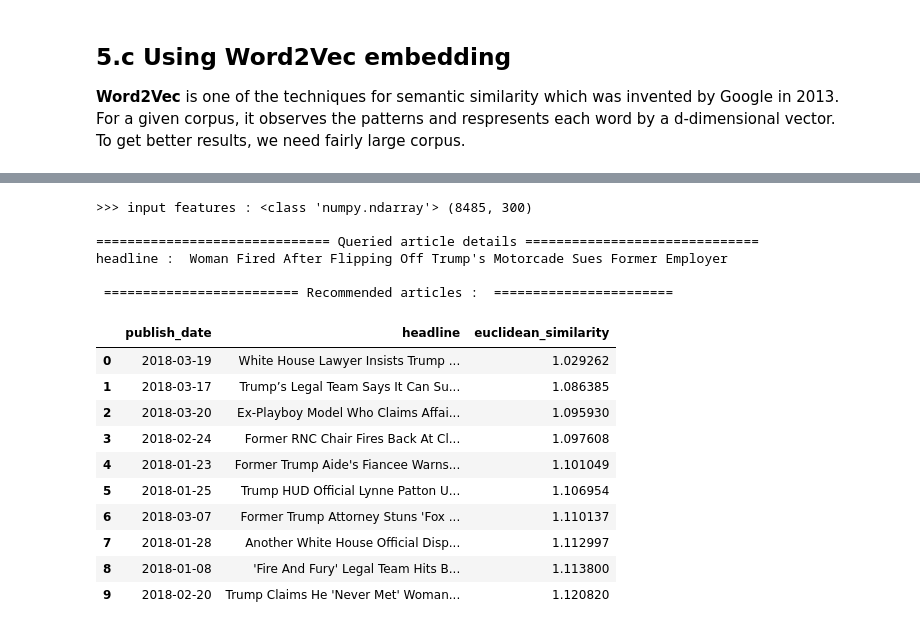
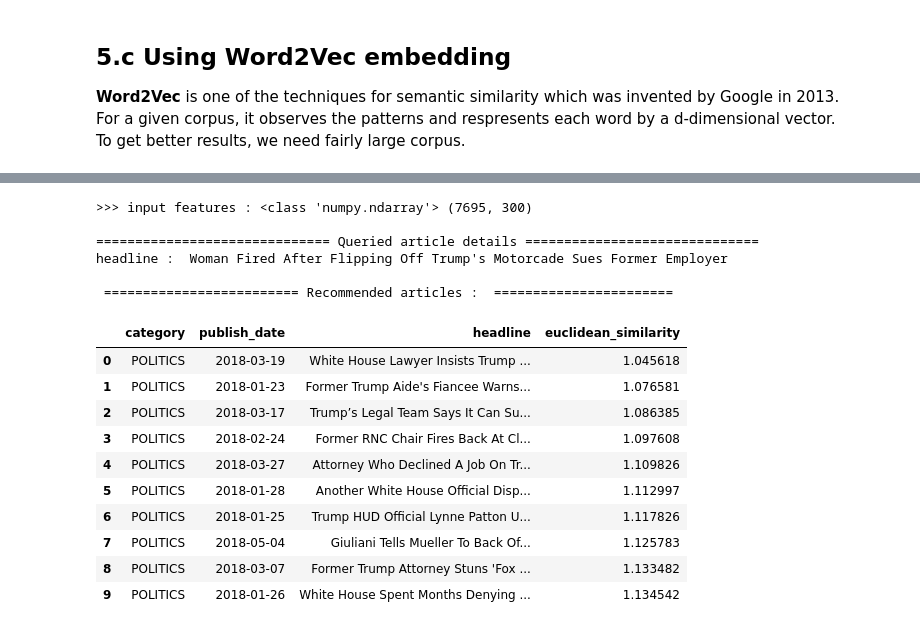
Before and after one commit to sam351/TIL2021, a Jupyter notebook: kaggle_news-recommend/News-Category-Dataset_01_recommend.ipynb, the cells around one changed output, grey strips where cells are left out. Saved outputs shown, nothing was run; the diff lists cells and outputs as text; code cells hidden in the pictures.

```diff
--- a/kaggle_news-recommend/News-Category-Dataset_01_recommend.ipynb
+++ b/kaggle_news-recommend/News-Category-Dataset_01_recommend.ipynb
@@ -105,3 +81,0 @@ news_articles.shape
-# %%
-news_articles = news_articles[news_articles.headline.apply(lambda x : len(x.split())>5)]
-news_articles.shape
@@ -212,21 +167,9 @@ Let's try various feature representation of headline
 # %%
 # function for making recommendations based on content simiarity
 def recommend_similar_txt(doc_vectors, row_index, num_recommend, dist_metric='euclidean', print_result=False):
-#     # original code
-#     couple_dist = pairwise_distances(doc_vectors, doc_vectors[row_index])
-#     indices = np.argsort(couple_dist.ravel())[0:num_recommend]
-#     df = pd.DataFrame({'publish_date': news_articles['date'][indices].values,
-#                        'headline':news_articles['headline'][indices].values,
-#                        'Euclidean similarity with the queried article': couple_dist[indices].ravel()})
-#     print("="*30,"Queried article details","="*30)
-#     print('headline : ',news_articles['headline'][indices[0]])
-#     print("\n","="*25,"Recommended articles : ","="*23)
-#     return df.iloc[1:,]
-
     dist_arr = pairwise_distances(doc_vectors, doc_vectors[row_index].reshape(1, -1), metric=dist_metric).ravel()
-    df = pd.DataFrame({'publish_date': news_articles['date'],
-                       'headline': news_articles['headline'],
-                       f'{dist_metric}_similarity': dist_arr})
+    df = pd.DataFrame({'category':news_articles['category'], 'publish_date': news_articles['date'],
+                       'headline': news_articles['headline'], f'{dist_metric}_similarity': dist_arr})
     df = df.sort_values(f'{dist_metric}_similarity').head(num_recommend+1)
     df = df.iloc[1:,].reset_index(drop=True)  # remove input itself (most similar item)
 
@@ -240,6 +183,6 @@ def recommend_similar_txt(doc_vectors, row_index, num_recommend, dist_metric='eu
 
 
 # sample news to get recommendations
-query_idx = 133
+query_idx = 4990
 news_articles.loc[[query_idx]]
 # %% [output]
@@ -354,41 +295,43 @@ Wall time: 1min 28s
 # %%
 %%time
 
-# calculate mean vector of each text
-vector_size = word2vec_model.vector_size  # vector_size=300
-w2v_features = []
-for txt in news_articles_temp['headline']:
-    w2Vec_word = np.zeros(vector_size, dtype="float32")
+# function to calculate mean vector of each text
+def get_mean_vector(txt, model=word2vec_model):
+    vector_size = model.vector_size  # vector_size=300
+    r_vector = np.zeros(vector_size, dtype="float32")
+
     tokens = word_tokenize(txt)
     for tk in tokens:
-        if tk in word2vec_model:
-            w2Vec_word += word2vec_model[tk]
-    w2Vec_word = w2Vec_word / len(tokens)
-    w2v_features.append(w2Vec_word)
-w2v_features = np.array(w2v_features)
+        if tk in model:
+            r_vector += model[tk]
+    r_vector = r_vector / len(tokens)
+    return r_vector
 
+
+# generate w2v features
+w2v_features = np.array(news_articles['headline_processed'].apply(get_mean_vector).tolist())
 
 # make recommendations
 print('>>> input features :', type(w2v_features), w2v_features.shape, '\n')
 df = recommend_similar_txt(w2v_features, row_index=query_idx, num_recommend=10, print_result=True)
 
 # make recommendations - using cosine metric
 # df = recommend_similar_txt(bow_features, row_index=query_idx, num_recommend=10, dist_metric='cosine', print_result=True)
 # %% [output]
->>> input features : <class 'numpy.ndarray'> (8485, 300)
+>>> input features : <class 'numpy.ndarray'> (7695, 300)
 
 ============================== Queried article details ==============================
 headline :  Woman Fired After Flipping Off Trump's Motorcade Sues Former Employer
 
  ========================= Recommended articles :  =======================
-|  | publish_date | headline | euclidean_similarity |
-| 0 | 2018-03-19 | White House Lawyer Insists Trump ... | 1.029262 |
-| 1 | 2018-03-17 | Trump’s Legal Team Says It Can Su... | 1.086385 |
-| 2 | 2018-03-20 | Ex-Playboy Model Who Claims Affai... | 1.095930 |
-| 3 | 2018-02-24 | Former RNC Chair Fires Back At Cl... | 1.097608 |
-| 4 | 2018-01-23 | Former Trump Aide's Fiancee Warns... | 1.101049 |
-| 5 | 2018-01-25 | Trump HUD Official Lynne Patton U... | 1.106954 |
-| 6 | 2018-03-07 | Former Trump Attorney Stuns 'Fox ... | 1.110137 |
-| 7 | 2018-01-28 | Another White House Official Disp... | 1.112997 |
-| 8 | 2018-01-08 | 'Fire And Fury' Legal Team Hits B... | 1.113800 |
-| 9 | 2018-02-20 | Trump Claims He 'Never Met' Woman... | 1.120820 |
+|  | category | publish_date | headline | euclidean_similarity |
+| 0 | POLITICS | 2018-03-19 | White House Lawyer Insists Trump ... | 1.045618 |
+| 1 | POLITICS | 2018-01-23 | Former Trump Aide's Fiancee Warns... | 1.076581 |
+| 2 | POLITICS | 2018-03-17 | Trump’s Legal Team Says It Can Su... | 1.086385 |
+| 3 | POLITICS | 2018-02-24 | Former RNC Chair Fires Back At Cl... | 1.097608 |
+| 4 | POLITICS | 2018-03-27 | Attorney Who Declined A Job On Tr... | 1.109826 |
+| 5 | POLITICS | 2018-01-28 | Another White House Official Disp... | 1.112997 |
+| 6 | POLITICS | 2018-01-25 | Trump HUD Official Lynne Patton U... | 1.117826 |
+| 7 | POLITICS | 2018-05-04 | Giuliani Tells Mueller To Back Of... | 1.125783 |
+| 8 | POLITICS | 2018-03-07 | Former Trump Attorney Stuns 'Fox ... | 1.133482 |
+| 9 | POLITICS | 2018-01-26 | White House Spent Months Denying ... | 1.134542 |
```
Also changed, not shown: parts of 26 cells of this notebook.
